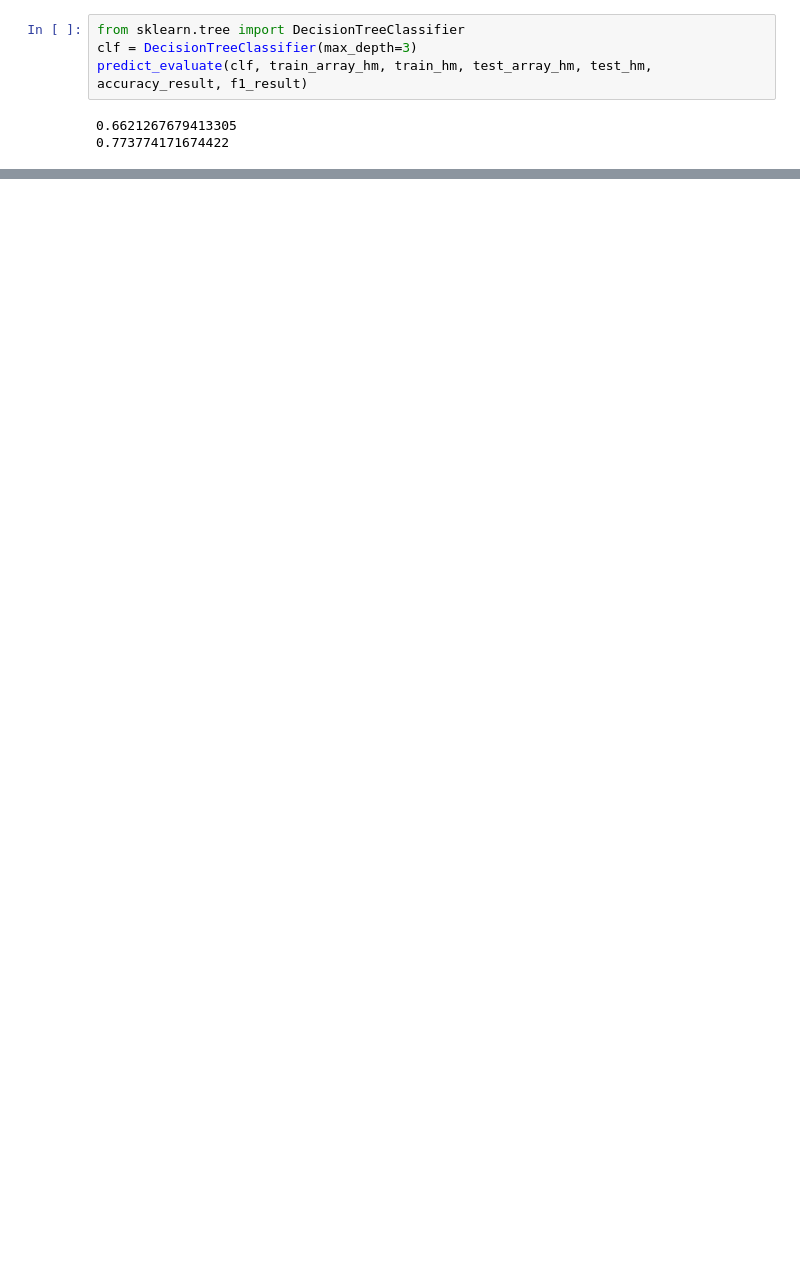
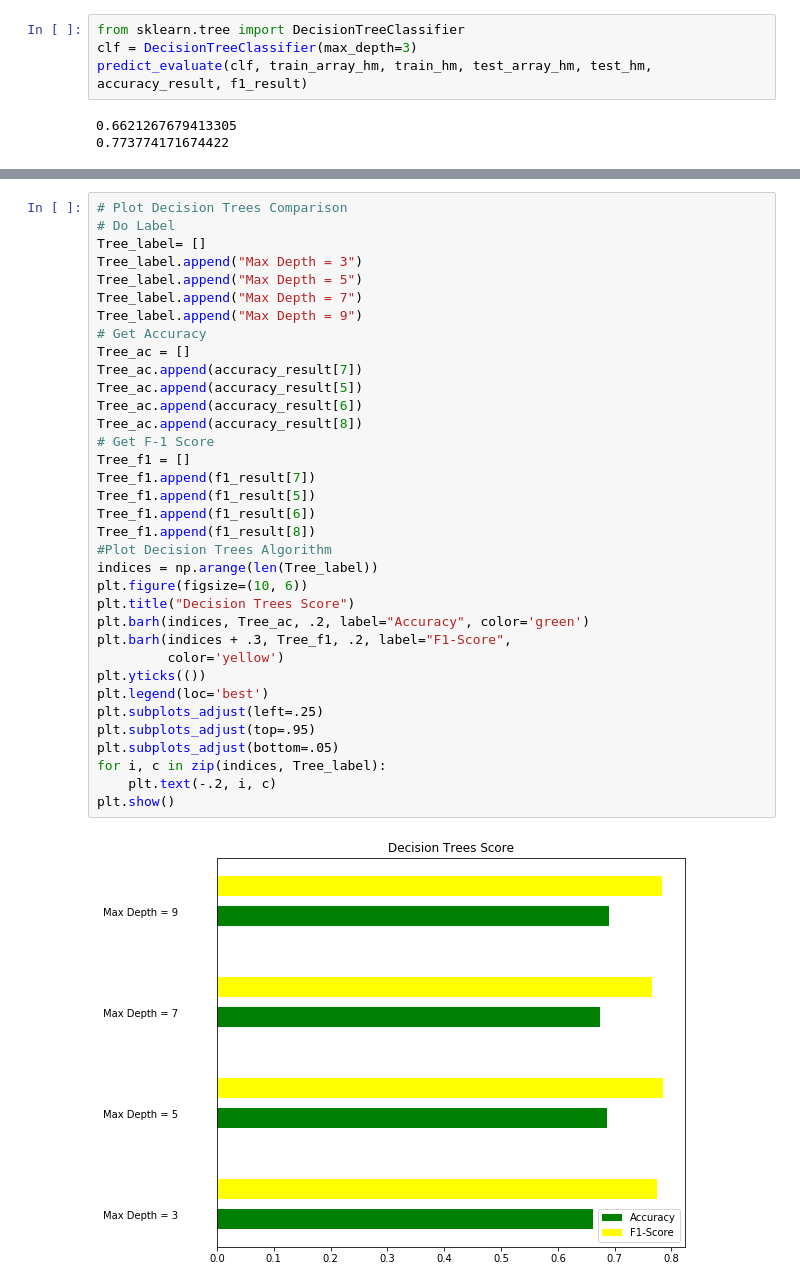
Before and after one commit to luminous66/CMPE256Project, a Jupyter notebook: happyDB-marriage.ipynb, the cells around one changed output, grey strips where cells are left out. Drawn from its saved outputs; the diff is of its cells as text; blank space fills up the shorter version.

```diff
--- a/happyDB-marriage.ipynb
+++ b/happyDB-marriage.ipynb
@@ -423,0 +484,37 @@ predict_evaluate(clf, train_array_hm, train_hm, test_array_hm, test_hm, accuracy
+# %%
+# Plot Decision Trees Comparison
+# Do Label
+Tree_label= []
+Tree_label.append("Max Depth = 3")
+Tree_label.append("Max Depth = 5")
+Tree_label.append("Max Depth = 7")
+Tree_label.append("Max Depth = 9")
+# Get Accuracy
+Tree_ac = []
+Tree_ac.append(accuracy_result[7])
+Tree_ac.append(accuracy_result[5])
+Tree_ac.append(accuracy_result[6])
+Tree_ac.append(accuracy_result[8])
+# Get F-1 Score
+Tree_f1 = []
+Tree_f1.append(f1_result[7])
+Tree_f1.append(f1_result[5])
+Tree_f1.append(f1_result[6])
+Tree_f1.append(f1_result[8])
+#Plot Decision Trees Algorithm
+indices = np.arange(len(Tree_label))
+plt.figure(figsize=(10, 6))
+plt.title("Decision Trees Score")
+plt.barh(indices, Tree_ac, .2, label="Accuracy", color='green')
+plt.barh(indices + .3, Tree_f1, .2, label="F1-Score",
+         color='yellow')
+plt.yticks(())
+plt.legend(loc='best')
+plt.subplots_adjust(left=.25)
+plt.subplots_adjust(top=.95)
+plt.subplots_adjust(bottom=.05)
+for i, c in zip(indices, Tree_label):
+    plt.text(-.2, i, c)
+plt.show()
+# %% [output]
+[figure, added]
```
Also changed, not shown: parts of 28 cells of this notebook.
